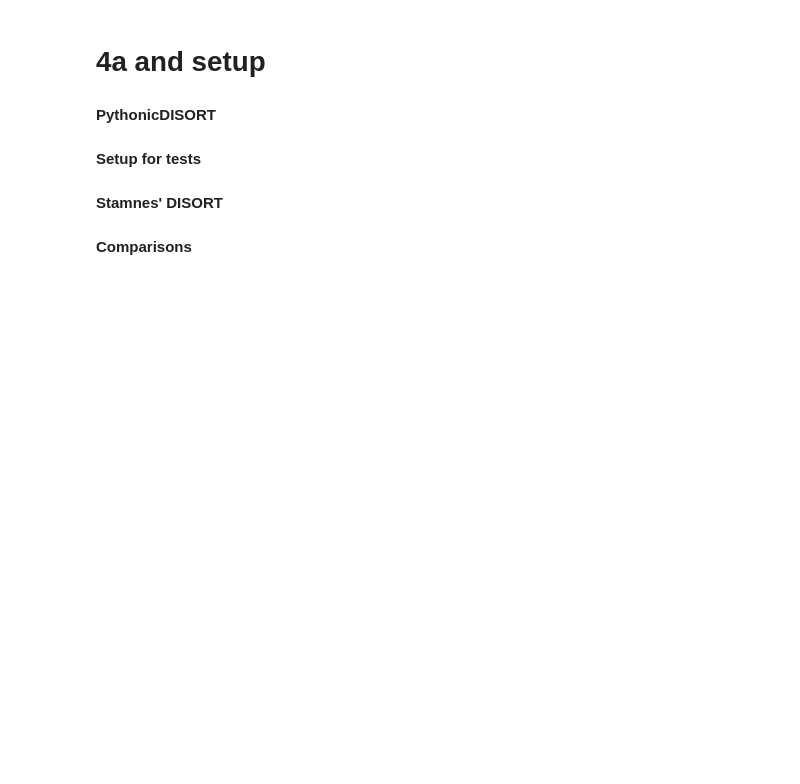
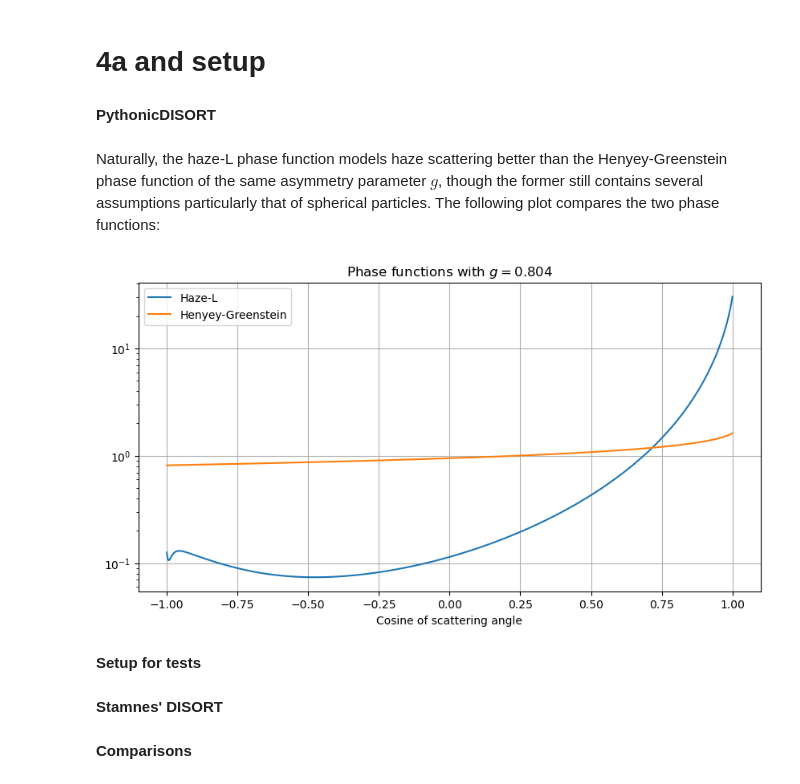
Before and after one commit to LDEO-CREW/Pythonic-DISORT, a Jupyter notebook: pydisotest/4_test.ipynb, the cells around one changed output. Saved outputs shown, nothing was run; the diff lists cells and outputs as text; code cells hidden in the pictures; blank space fills up the shorter version.

```diff
--- a/pydisotest/4_test.ipynb
+++ b/pydisotest/4_test.ipynb
@@ -45,13 +47,14 @@ Leg_coeffs_ALL = np.array([1,
                            0.00003, 0.00002, 0.00002, 0.00002, 0.00001,
                            0.00001, 0.00001, 0.00001, 0.00001, 0.00001,
                            0.00001, 0.00001])
+NLeg_all = len(Leg_coeffs_ALL)
 
 ######################################### PYDISORT ARGUMENTS #######################################
 
 tau_arr = 1  # One layer of thickness 1 (medium-thick atmosphere)
 omega_arr = 1 - 1e-6  # Reduced from 1 (conservative scattering) which is not implemented
 NQuad = 32  # 32 streams (16 quadrature nodes for each hemisphere)
-Leg_coeffs_all = Leg_coeffs_ALL / (2 * np.arange(83) + 1)  # Haze-L phase function
+Leg_coeffs_all = Leg_coeffs_ALL / (2 * np.arange(NLeg_all) + 1)  # Haze-L phase function
 mu0 = 1  # Cosine of solar zenith angle (directly downwards)
 I0 = pi  # Intensity of direct beam
 phi0 = pi  # Azimuthal angle of direct beam
@@ -72,6 +75,29 @@ use_banded_solver_NLayers=10
 autograd_compatible=False
 
 ####################################################################################################
+# %% [markdown]
+Naturally, the haze-L phase function models haze scattering better than the Henyey-Greenstein phase function of the same asymmetry parameter $g$, though the former still contains several assumptions particularly that of spherical particles. The following plot compares the two phase functions:
+# %%
+# Plots of anisotropic phase functions (irrelevant to calling pydisort)
+Nnu = 1000
+nu = np.linspace(-1, 1, Nnu)
+g = Leg_coeffs_ALL[1] / 3
+
+plt.figure(figsize=(10, 5))
+plt.semilogy(nu, np.polynomial.legendre.Legendre(Leg_coeffs_ALL)(nu), label="Haze-L")
+plt.semilogy(
+    nu,
+    np.polynomial.legendre.Legendre(
+        g ** np.arange(NLeg_all) / (2 * np.arange(NLeg_all) + 1)
+    )(nu),
+    label="Henyey-Greenstein",
+)
+plt.legend()
+plt.title(r"Phase functions with $g =$" + str(np.round(g, 3)))
+plt.xlabel("Cosine of scattering angle")
+plt.grid()
+# %% [output]
+[figure, added]
 # %%
 # Call pydisort function
 mu_arr, flux_up, flux_down, u0, u = PythonicDISORT.pydisort(
```
Also changed, not shown: parts of 4 cells of this notebook, 23 other files.
